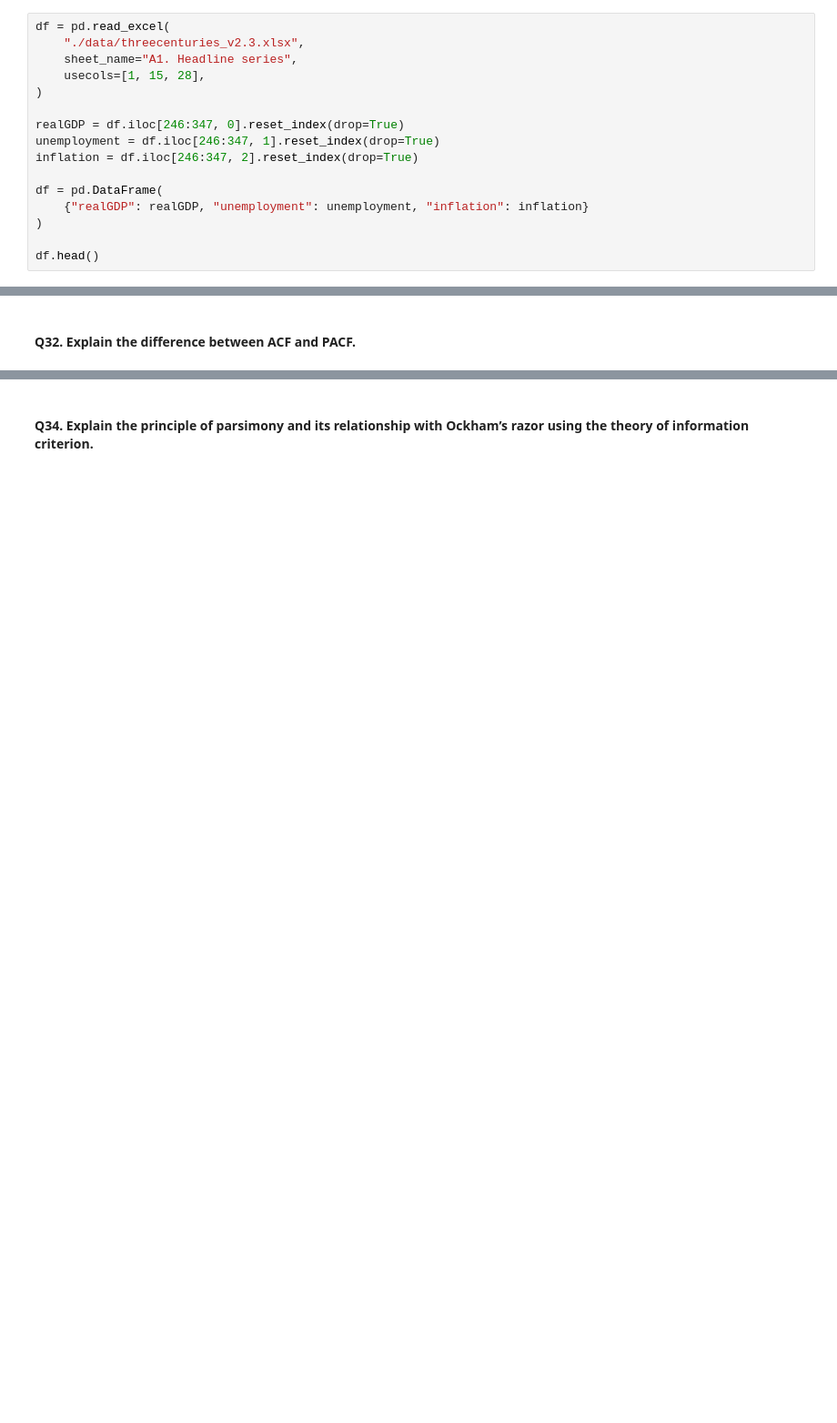
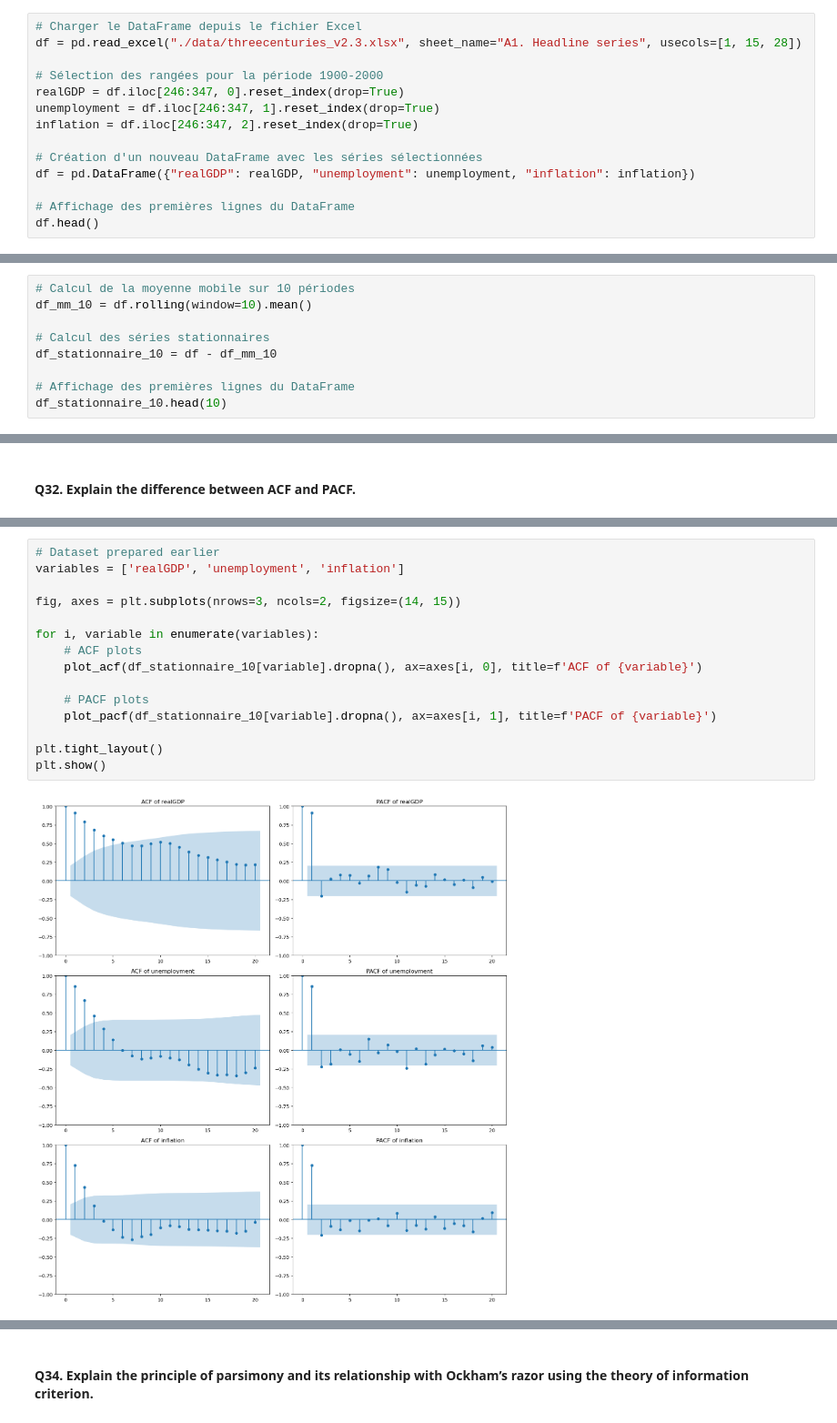
Before and after one commit to pralban/Econometrics, a Jupyter notebook: econometrics_notebook.ipynb, the cells around one changed output, grey strips where cells are left out. Shown at 91% size. Cells and saved outputs as stored; diff of their text form; blank space fills up the shorter version.

```diff
--- a/econometrics_notebook.ipynb
+++ b/econometrics_notebook.ipynb
@@ -856,20 +859,18 @@ Cette situation rend les estimations des écarts-types des coefficients biaisée
 
 This part uses the threecenturies_v2.3 datasets. Import Real GDP at market prices, unemployment rate and consumer price inflation for the period 1900-2000 in Python from the A1 worksheet.
 # %%
-df = pd.read_excel(
-    "./data/threecenturies_v2.3.xlsx",
-    sheet_name="A1. Headline series",
-    usecols=[1, 15, 28],
-)
+# Charger le DataFrame depuis le fichier Excel
+df = pd.read_excel("./data/threecenturies_v2.3.xlsx", sheet_name="A1. Headline series", usecols=[1, 15, 28])
 
+# Sélection des rangées pour la période 1900-2000
 realGDP = df.iloc[246:347, 0].reset_index(drop=True)
 unemployment = df.iloc[246:347, 1].reset_index(drop=True)
 inflation = df.iloc[246:347, 2].reset_index(drop=True)
 
-df = pd.DataFrame(
-    {"realGDP": realGDP, "unemployment": unemployment, "inflation": inflation}
-)
+# Création d'un nouveau DataFrame avec les séries sélectionnées
+df = pd.DataFrame({"realGDP": realGDP, "unemployment": unemployment, "inflation": inflation})
 
+# Affichage des premières lignes du DataFrame
 df.head()
 # %% [output]
 |  | realGDP | unemployment | inflation |
@@ -889,2 +912,11 @@ df.head()
 # %% [markdown]
 #### Q29. Make all time series stationary by computing the difference between the original variable and a moving average of order 10.
+# %%
+# Calcul de la moyenne mobile sur 10 périodes
+df_mm_10 = df.rolling(window=10).mean()
+
+# Calcul des séries stationnaires
+df_stationnaire_10 = df - df_mm_10
+
+# Affichage des premières lignes du DataFrame
+df_stationnaire_10.head(10)
@@ -898,0 +1078,17 @@ df.head()
+# %%
+# Dataset prepared earlier
+variables = ['realGDP', 'unemployment', 'inflation']
+
+fig, axes = plt.subplots(nrows=3, ncols=2, figsize=(14, 15))
+
+for i, variable in enumerate(variables):
+    # ACF plots
+    plot_acf(df_stationnaire_10[variable].dropna(), ax=axes[i, 0], title=f'ACF of {variable}')
+
+    # PACF plots
+    plot_pacf(df_stationnaire_10[variable].dropna(), ax=axes[i, 1], title=f'PACF of {variable}')
+
+plt.tight_layout()
+plt.show()
+# %% [output]
+[figure, added]
```
Also changed, not shown: parts of 42 cells of this notebook.
